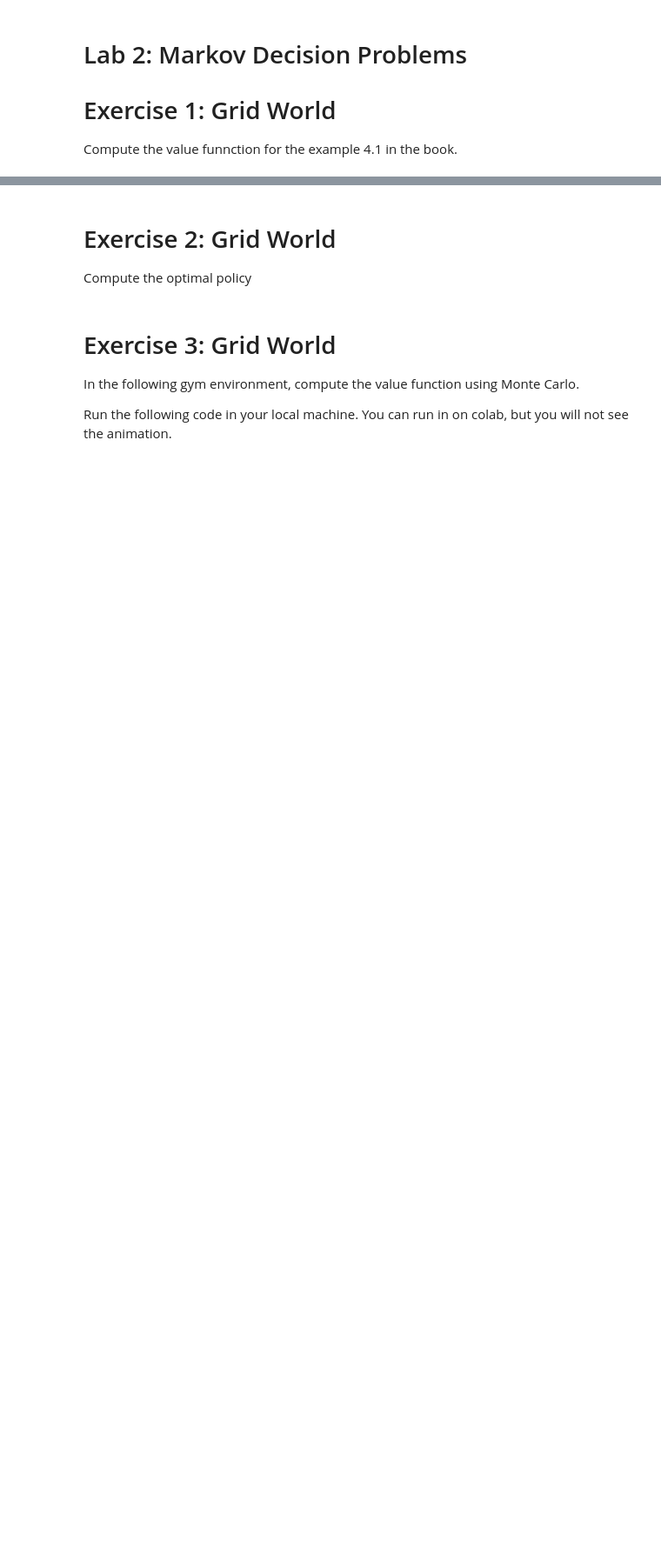
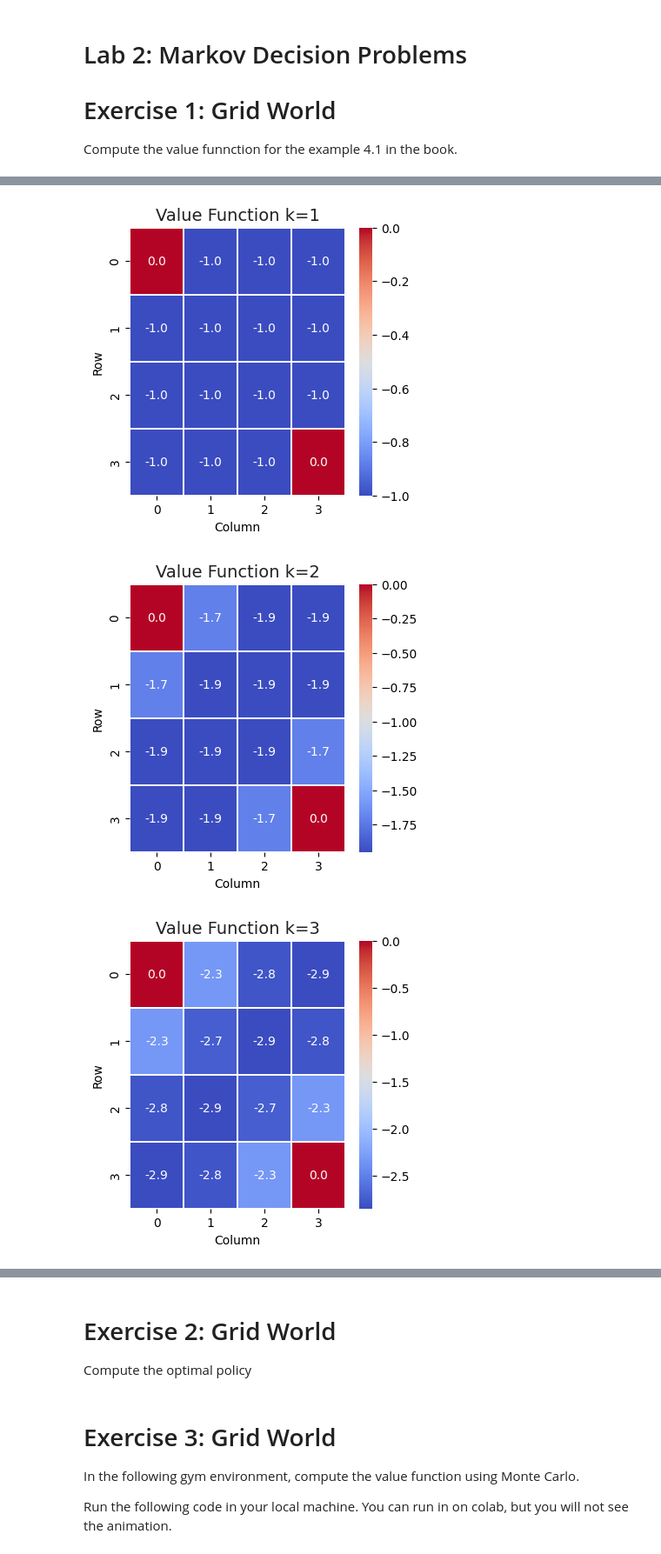
Before and after one commit to ddcreating/RL_code, a Jupyter notebook: lab2_mdp.ipynb, the cells around one changed output, grey strips where cells are left out. Shown at 87% size. Cells and saved outputs as stored; diff of their text form; code cells hidden in the pictures; blank space fills up the shorter version.

```diff
--- a/lab2_mdp.ipynb
+++ b/lab2_mdp.ipynb
@@ -46,0 +8,70 @@ for k in range(3):
+# %%
+import numpy as np
+import matplotlib.pyplot as plt
+import seaborn as sns
+
+def step(s, a):
+    """Deterministic transition with boundary 'stay'."""
+    if s in terminal_states:
+        return s  # terminal stays as itself (won't be used in update anyway)
+
+    r, c = divmod(s, n)
+    if a == 'up':
+        r2, c2 = (r-1, c) if r > 0 else (r, c)
+    elif a == 'down':
+        r2, c2 = (r+1, c) if r < n-1 else (r, c)
+    elif a == 'left':
+        r2, c2 = (r, c-1) if c > 0 else (r, c)
+    elif a == 'right':
+        r2, c2 = (r, c+1) if c < n-1 else (r, c)
+    s_next = r2 * n + c2
+    reward = -1.0               # -1 on all transitions
+    return s_next, reward
+
+# ----- Grid setup -----
+n = 4                          # 4x4 grid
+S = n * n                      # 16 states: 0..15
+terminal_states = {0, 15}      # shaded cells in the book
+gamma = 0.95                   # set to 1.0 if you want textbook-like numbers
+
+# Equiprobable random policy over 4 actions
+A = ['up', 'down', 'left', 'right']
+pi = {a: 1.0/4 for a in A}
+
+# ----- Iterative Policy Evaluation -----
+V = np.zeros(S)
+V_old = np.zeros(S)
+
+K_iters = 5  # 与你截图一致；可改大些如 10/100 收敛更明显
+
+for k in range(K_iters):
+    V_old = V.copy()
+    for s in range(S):
+        if s in terminal_states:
+            V[s] = 0.0
+            continue
+        # Bellman expectation backup under equiprobable random policy
+        v = 0.0
+        for a, prob in pi.items():
+            s_next, r = step(s, a)
+            v += prob * (r + gamma * V_old[s_next])
+        V[s] = v
+
+    # ---- PLOT ----
+    V_grid = V.reshape((n, n))
+    plt.figure(figsize=(4, 4))
+    # vmin, vmax = np.percentile(V_grid, [5, 95])
+    sns.heatmap(V_grid, annot=True, fmt=".1f", cmap="coolwarm", linewidths=1.2, linecolor="white",
+                cbar=True, annot_kws={"color": "white", "fontsize": 10})
+    plt.title(f"Value Function k={k+1}", fontsize=14, color="#222222")
+
+    # sns.heatmap(V_grid, annot=True, cmap="viridis", fmt=".1f", linewidths=.5,
+    #             cbar=False, square=True)
+    # plt.title(f"Value Function k={k+1}")
+    plt.xlabel("Column")
+    plt.ylabel("Row")
+    plt.show()
+# %% [output]
+[figure, added]
+[figure, added]
+[figure, added]
```
Also changed, not shown: parts of 3 cells of this notebook.
